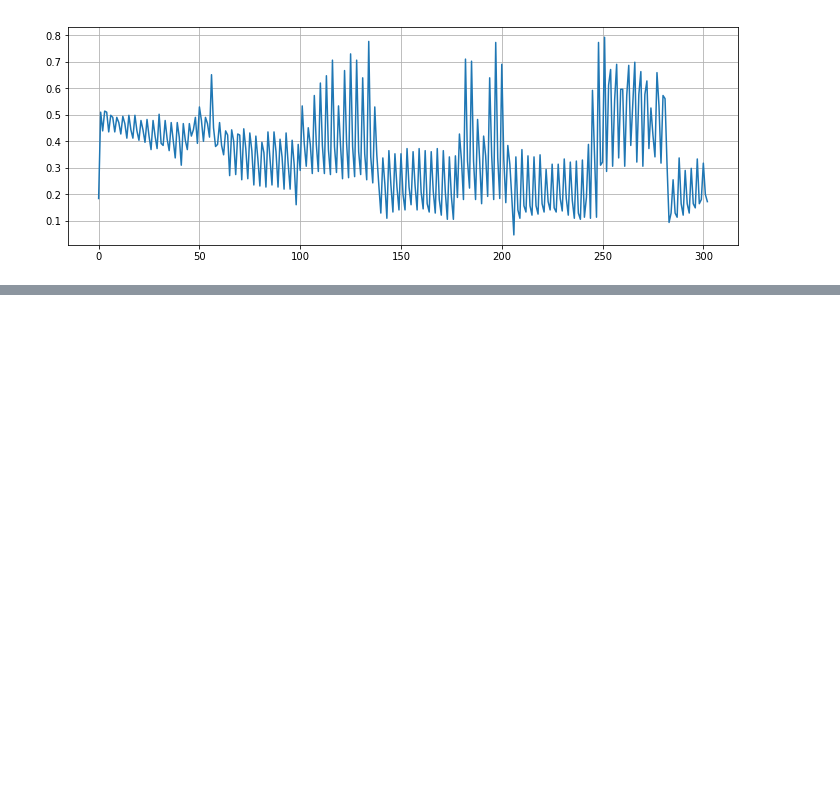
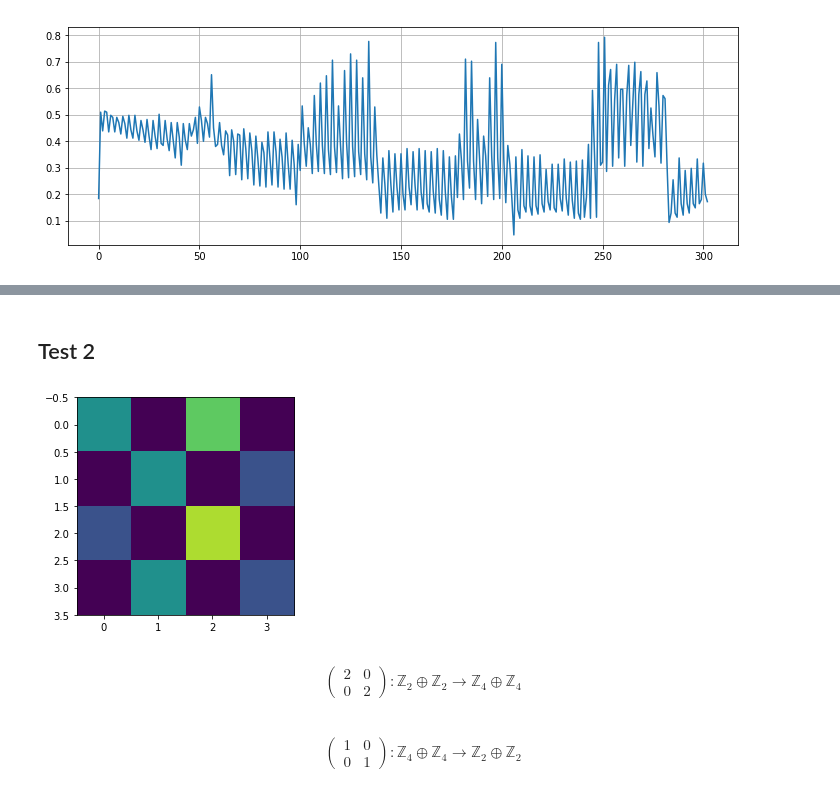
Before and after one commit to tommyod/abelian, a Jupyter notebook: docs/notebooks/fourier_series.ipynb, the cells around one changed output, grey strips where cells are left out. Cells and saved outputs as stored; diff of their text form; code cells hidden in the pictures; blank space fills up the shorter version.

Commit message:
Updated docs, wrote LCA tests

```diff
--- a/docs/notebooks/fourier_series.ipynb
+++ b/docs/notebooks/fourier_series.ipynb
@@ -155,0 +262,28 @@ plt.show()
+# %% [markdown]
+## Test 2
+# %%
+def showfunc(function):
+    data = np.abs(function.to_table())
+    data = np.array(data, dtype = float)
+    try:
+        plt.imshow(data, vmin=0, vmax=4)
+    except TypeError:
+        data = data.reshape(1, -1)
+        plt.imshow(data, vmin=0, vmax=4)
+    finally:
+        plt.show()
+# %%
+from sympy import Matrix
+
+domain = LCA([4, 4])
+function = Function([[2,0,3,0], [0,2,0,1], [1,0,3.5,0], [0,2,0,1]], domain = domain)
+showfunc(function)
+
+phi = Homomorphism([[2, 0], [0, 2]], target = [4,4])
+phi = phi.project_to_source()
+show(phi)
+show(phi.dual())
+# %% [output]
+[figure, added]
+$$\begin{pmatrix}2 & 0\\0 & 2\end{pmatrix}:\mathbb{Z}_{2} \oplus \mathbb{Z}_{2} \to \mathbb{Z}_{4} \oplus \mathbb{Z}_{4}$$
+$$\begin{pmatrix}1 & 0\\0 & 1\end{pmatrix}:\mathbb{Z}_{4} \oplus \mathbb{Z}_{4} \to \mathbb{Z}_{2} \oplus \mathbb{Z}_{2}$$
```
Also changed, not shown: parts of 29 cells of this notebook, 6 other files.
